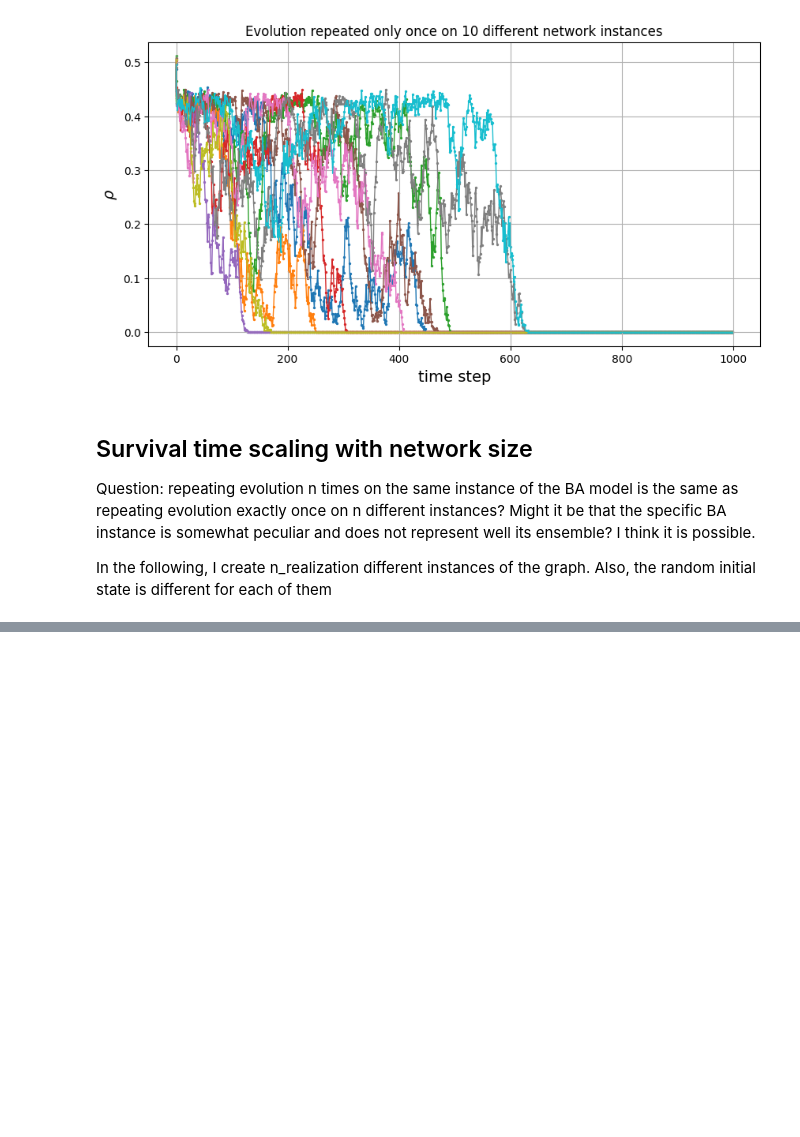
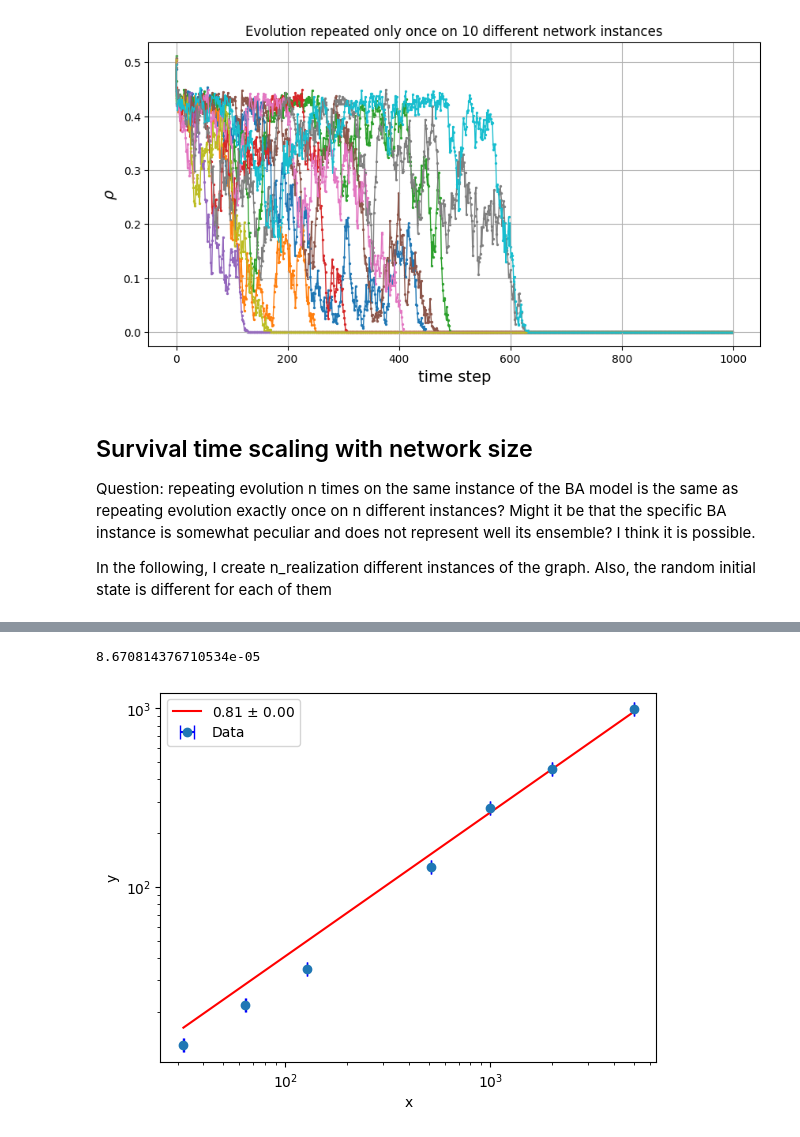
Before and after one commit to miriamzara/ComplexNet_project, a Jupyter notebook: project_28/code/voter.ipynb, the cells around one changed output, grey strips where cells are left out. Saved outputs shown, nothing was run; the diff lists cells and outputs as text; code cells hidden in the pictures; blank space fills up the shorter version.

```diff
--- a/project_28/code/voter.ipynb
+++ b/project_28/code/voter.ipynb
@@ -206,0 +289,32 @@ tau = 455.07205467073646 +/- 0.6694365021043042
+# %%
+from scipy.optimize import curve_fit
+
+x_data = df['size']
+y_data = df['tau']
+y_uncertainties = df['sigma_tau']
+# Define the power law function
+def power_law(x, gamma):
+    return x ** gamma
+
+# Fit the power law model to the data
+params, covariance = curve_fit(power_law, x_data, y_data, sigma=y_uncertainties, absolute_sigma=True)
+
+# Extract the fitted parameter
+gamma_fit = params[0]
+gamma_std = np.sqrt(covariance[0,0])
+print(gamma_std)
+# Generate y values from the fitted model
+y_fit = power_law(x_data, gamma_fit)
+
+fig, ax = plt.subplots()
+ax.errorbar(x_data, y_data, xerr= y_uncertainties, fmt='o', ecolor='b', capsize=5 , label = "Data")
+ax.plot(x_data, y_fit, label=f'{gamma_fit:.2f} $\pm$ {gamma_std:.2f}', color='red')
+ax.set_xlabel('x')
+ax.set_ylabel('y')
+ax.legend()
+ax.set_xscale('log')
+ax.set_yscale('log')
+plt.show()
+# %% [output]
+8.670814376710534e-05
+[figure, added]
```
Also changed, not shown: parts of 8 cells of this notebook, 11 other files.
